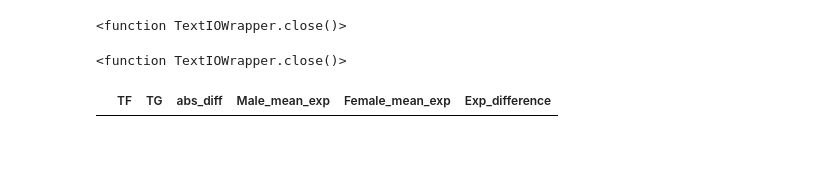
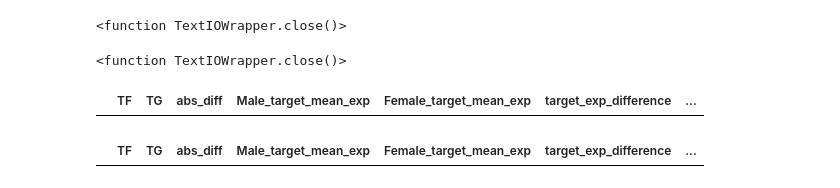
Before and after one commit to Alexander-Broadley/Zhang_lab_rotation, a Jupyter notebook: MML_model/GRN_reconstruction/male_vs_female_reg_contributions.ipynb, the cells around one changed output. Cells and saved outputs as stored; diff of their text form; code cells hidden in the pictures; blank space fills up the shorter version.

```diff
--- a/MML_model/GRN_reconstruction/male_vs_female_reg_contributions.ipynb
+++ b/MML_model/GRN_reconstruction/male_vs_female_reg_contributions.ipynb
@@ -165,7 +165,7 @@ f.close
 # visualising final file
 # %%
 threshold = 3
-file_path = f'/home/alexanderb/Zhang_lab/MML_model/GRN_reconstruction/data/GW_diff_regulatorts_{threshold}.csv'
+file_path = f'./data/GW_diff_regulatorts_{threshold}.csv'
 results = pd.read_csv(file_path, index_col = 0)
 # %%
 len(set(results['TF']))
@@ -190,4 +190,4 @@ results
 # %%
 results = results[results['abs_diff'] <= 1000000]
 # %%
-results[results['abs_diff'] > threshold]
+results = results[results['abs_diff'] > threshold]
@@ -257,7 +264,12 @@ f.close
 # %% [output]
 <function TextIOWrapper.close()>
 # %%
+target = 'LDLR'
 results[results['TF'] == target]
 # %% [output]
-|  | TF | TG | abs_diff | Male_mean_exp | Female_mean_exp | Exp_difference |
+|  | TF | TG | abs_diff | Male_target_mean_exp | Female_target_mean_exp | target_exp_difference | ... |
+# %%
+results[results['TG'] == target]
+# %% [output]
+|  | TF | TG | abs_diff | Male_target_mean_exp | Female_target_mean_exp | target_exp_difference | ... |
 # %%
```
Also changed, not shown: parts of 10 cells of this notebook, 4 other files.
